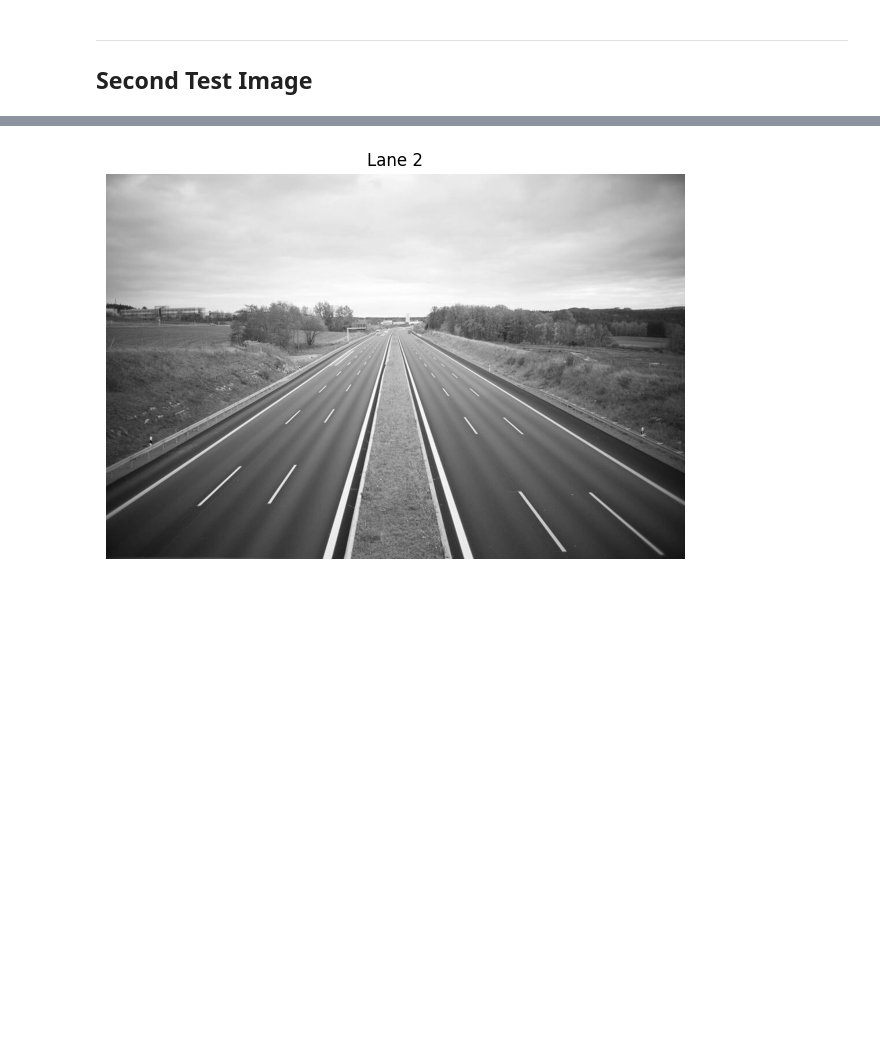
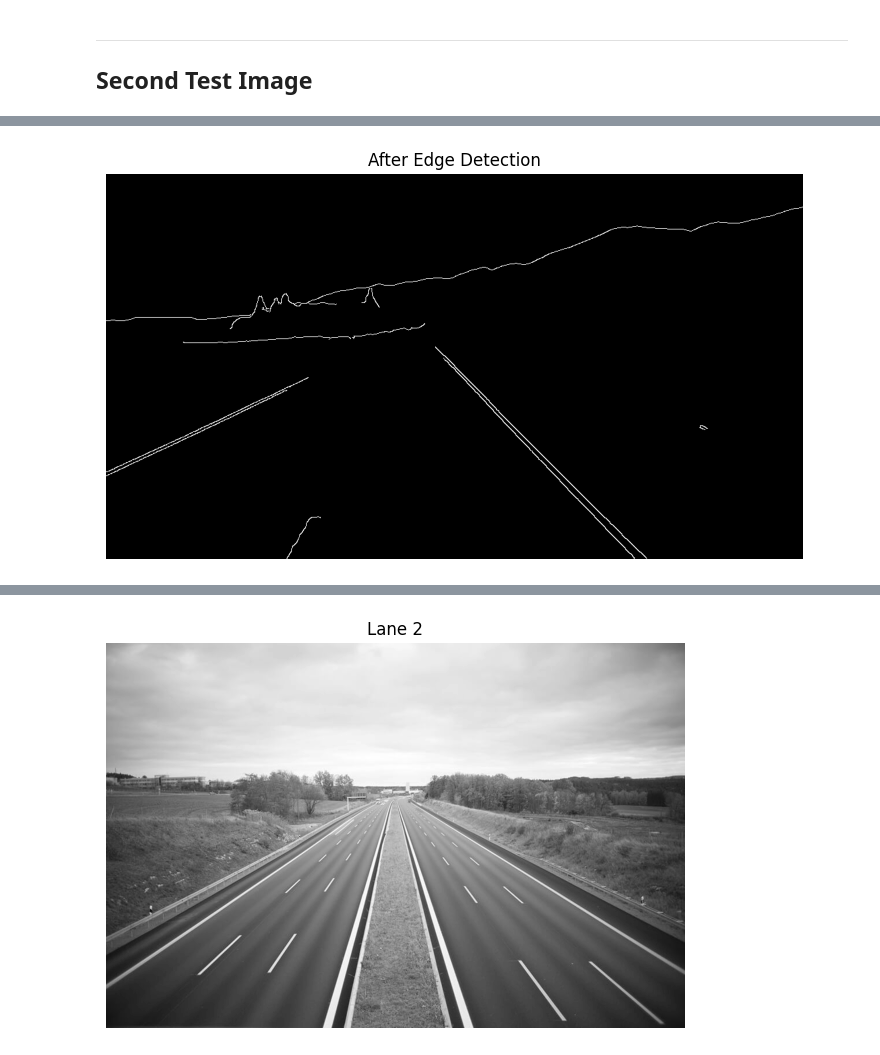
Before and after one commit to tasneemyo/Computer-Vision-Labs, a Jupyter notebook: lane_detection.ipynb, the cells around one changed output, grey strips where cells are left out. Saved outputs shown, nothing was run; the diff lists cells and outputs as text; code cells hidden in the pictures; blank space fills up the shorter version.

```diff
--- a/lane_detection.ipynb
+++ b/lane_detection.ipynb
@@ -168,0 +175,5 @@ compare_output(image1_rgb, image_with_lines)
+# %%
+image3_filtered = apply_filters(image3, 7, 100, 300)
+display_image(image3_filtered, "After Edge Detection")
+# %% [output]
+[figure, added]
```
Also changed, not shown: parts of 8 cells of this notebook, 1 other file.
